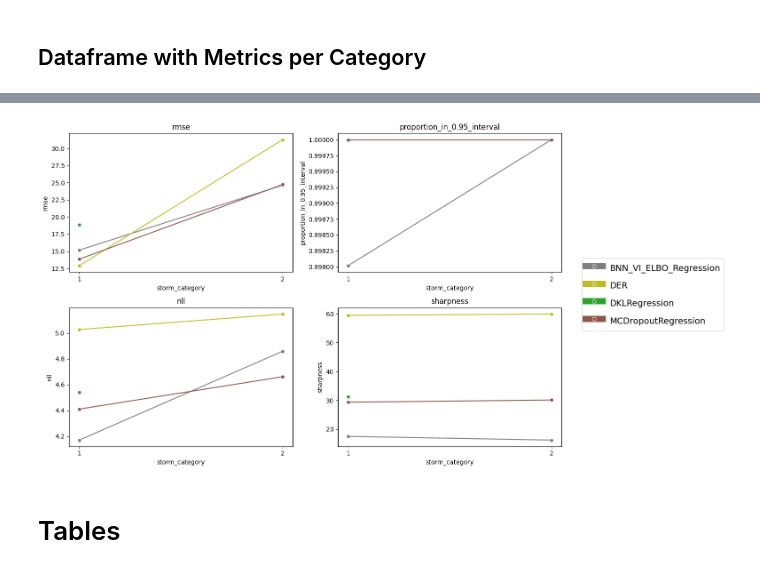
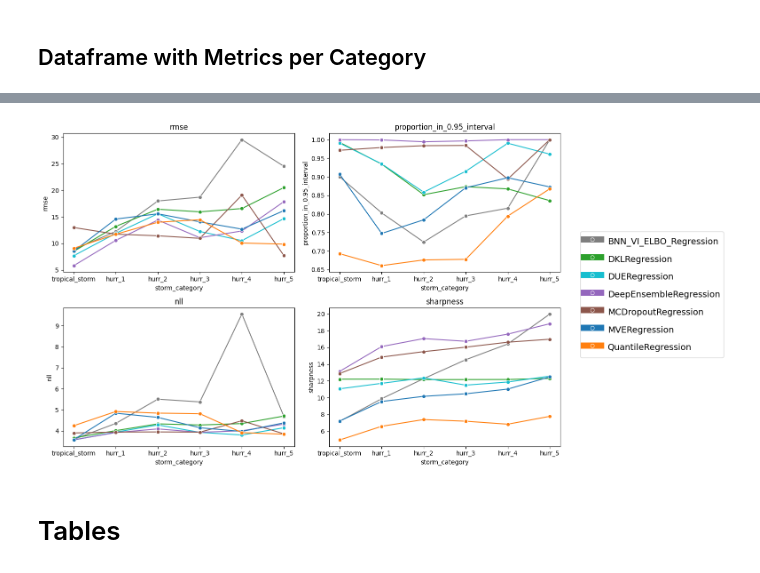
Before and after one commit to nilsleh/tropical_cyclone_uq, a Jupyter notebook: src/results_tropical.ipynb, the cells around one changed output, grey strips where cells are left out. Saved outputs shown, nothing was run; the diff lists cells and outputs as text; code cells hidden in the pictures.

```diff
--- a/src/results_tropical.ipynb
+++ b/src/results_tropical.ipynb
@@ -42,7 +42,7 @@ The autoreload extension is already loaded. To reload it, use:
 # %%
 # specify directories to include in analysis
 directories = [
-    "/p/project/hai_uqmethodbox/experiment_output/test_notebook",
+    "/p/project/hai_uqmethodbox/experiment_output/keep_reg",
 ]
 paths = [file for directory in directories for file in glob.glob(os.path.join(directory, "*", "pred*.csv"))]
 
@@ -53,9 +53,17 @@ SELECTIVE_THRESH = 9
 
 # https://www.nhc.noaa.gov/aboutsshws.php
 # wind speed is in knots in this competition
-bins = [0, 82, 95, 112, 136, float('inf')]
-labels = ["1", "2", "3", "4", "5"]
-count_cols = ["count_1", "count_2", "count_3", "count_4", "count_5"]
+CLASS_BINS = {
+    "tropical_depression": (0, 33),
+    "tropical_storm": (34, 63),
+    "hurr_1": (64, 82),
+    "hurr_2": (83, 95),
+    "hurr_3": (96, 112),
+    "hurr_4": (113, 136),
+    "hurr_5": (137, np.inf),
+}
+BIN_EDGES = [0] + [v[1] for v in CLASS_BINS.values()]
+CLASS_LABELS = list(CLASS_BINS.keys())
 # %%
 paths
 # %% [output]
@@ -107,7 +169,7 @@ def compute_overview_df(paths):
         date = datetime.strptime(date_str, '%m-%d-%Y')
         # exp_dict["date"] = datetime.strptime(date_string, datetime_format)
         exp_dict["pred_path"] = path
-        exp_dict["conf_path"] = path.replace("predictions.csv", "config.yaml")
+        exp_dict["conf_path"] = path.replace("preds.csv", "config.yaml")
         exp_dict["metric_path"] = os.path.join(os.path.dirname(path), "csv_logs", "version_0", "metrics.csv")
         overview_df = pd.concat([overview_df, pd.DataFrame(exp_dict, index=[idx])])
 
@@ -402,7 +556,7 @@ all_test_pred_df[all_test_pred_df["pred_uct"].isna()]
 ## Dataframe with Metrics per Category
 # %%
 group_cols = ["uqmethod", "pred_path", "storm_category"]
-category_df = all_test_pred_df.groupby(by=group_cols)[["mse", "mae", "nll", "pred_uct"]].mean()
+category_df = all_test_pred_df.groupby(by=group_cols, observed=False)[["mse", "mae", "nll", "pred_uct"]].mean()
 category_df.reset_index(inplace=True)
 category_df.rename(columns={"pred_uct": "sharpness"}, inplace=True)
 category_df["rmse"] = category_df["mse"] ** 0.5
@@ -417,11 +571,13 @@ category_df = category_df[~((category_df['uqmethod'] == 'DKLRegression') & categ
 del category_df["contains"]
 # compute other metrics of interest
 quantile = 0.95
-result = all_test_pred_df[all_test_pred_df["uqmethod"]!="BaseModel"].groupby(group_cols).apply(lambda x: uct.get_proportion_in_interval(x["pred"].values, x['pred_uct'].values, x['target'].values, quantile=quantile)).reset_index()
+result = all_test_pred_df[all_test_pred_df["uqmethod"]!="DeterministicRegression"].groupby(group_cols, observed=False).apply(lambda x: uct.get_proportion_in_interval(x["pred"].values, x['pred_uct'].values, x['target'].values, quantile=quantile)).reset_index()
 result.rename(columns={0: f"proportion_in_{quantile}_interval"}, inplace=True)
 
 category_df = pd.merge(category_df, result, how="left", left_on=group_cols, right_on=group_cols)
 
+columns_to_check = ["mse", "mae", "nll", "sharpness", "rmse"]
+category_df = category_df.dropna(subset=columns_to_check)
 category_df
 # %% [output]
 |  | uqmethod | pred_path | storm_category | mse | mae | nll | sharpness | rmse | split | ... |
@@ -454,19 +617,19 @@ with pd.option_context('display.max_colwidth', None):
 # %%
 # Make latex table
-category_columns = ["rmse", "nll"]
-splits = category_df["storm_category"].unique()
+metric_columns = ["rmse", "nll"]
 
-columns = pd.MultiIndex.from_product([splits, category_columns])
+table_labels = category_df["storm_category"].unique()
+print(table_labels)
+columns = pd.MultiIndex.from_product([table_labels, metric_columns])
 combined_df = pd.DataFrame(columns=columns)
 
-latex_df = category_df[category_df["split"]=="predictions"]
+latex_df = category_df[category_df["split"]=="preds_val"]
 
 # combined_df["uqmethod"] = tail_and_gap_selective_df["uqmethod"].unique()
-for split in splits:
+for split in table_labels:
     split_df = latex_df[latex_df["storm_category"]==split]
-    for metric in category_columns:
+    for metric in metric_columns:
         combined_df[(split, metric)] = split_df[metric].values
-    # print(combined_df)
 
 combined_df.insert(0, ("", "uqmethod"), latex_df["uqmethod"].unique())
 combined_df= combined_df.round(3)
@@ -517,10 +701,10 @@ uqmethod & rmse $\downarrow$ & nll $\downarrow$ & rmse $\downarrow$ & nll $\down
 # %%
-split = "test"
+split = "val"
 
 if split == "train":
     plot_cat_df = category_df[category_df["split"] == "preds_train"]
 else:
-    plot_cat_df = category_df[category_df["split"] == "preds"]
+    plot_cat_df = category_df[category_df["split"] == "preds_val"]
 # plot per category
 fig, axes = plt.subplots(2, 2, figsize=(12,8))
 
@@ -535,34 +719,35 @@ plot_cat_df = plot_cat_df[plot_cat_df["uqmethod"]!="DERModel"]
 for i, metric in enumerate(metrics):
     row = i // 2
     col = i % 2
 
     # Create the sns plot
     sns.lineplot(x='storm_category', y=metric, hue="uqmethod", data=plot_cat_df, ax=axes[row, col], marker="o", palette=color_palette)
 
     # Add title
     axes[row, col].set_title(f'{metric}')
 
     # Add legend
+    # axes[row, col].set_xticklabels(present_labels)
     # axes[row, col].legend(loc='upper right')
 
 # set the linewidths to the copies
 handles, labels = axes[0,0].get_legend_handles_labels()
 [ha.set_linewidth(10) for ha in handles]
 
 
 fig.legend(handles, labels, loc='center right', bbox_to_anchor=(1.3, 0.5), fontsize=14, handleheight=2)
 
 # Remove individual legends
 for ax in axes.flat:
     ax.get_legend().remove()
 
 # Adjust layout
 plt.tight_layout()
 
 # Show the plots
 plt.show()
 # %% [output]
-[figure, old version]
+[figure, new version]
 # %% [markdown]
 # Tables
 # %%
```
Also changed, not shown: parts of 31 cells of this notebook, 3 other files.
